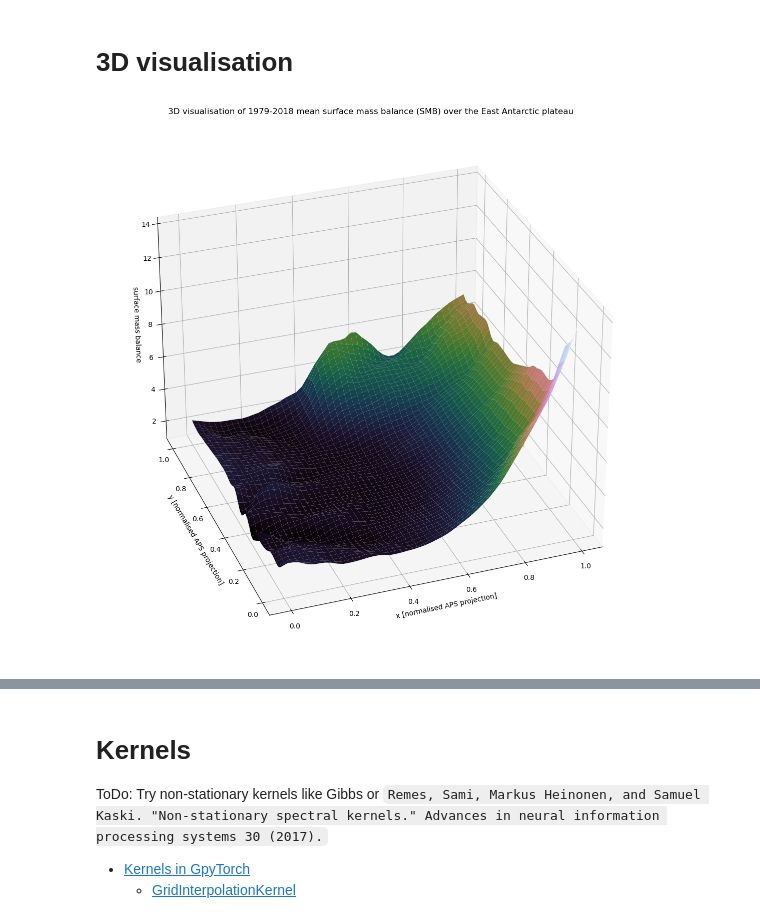
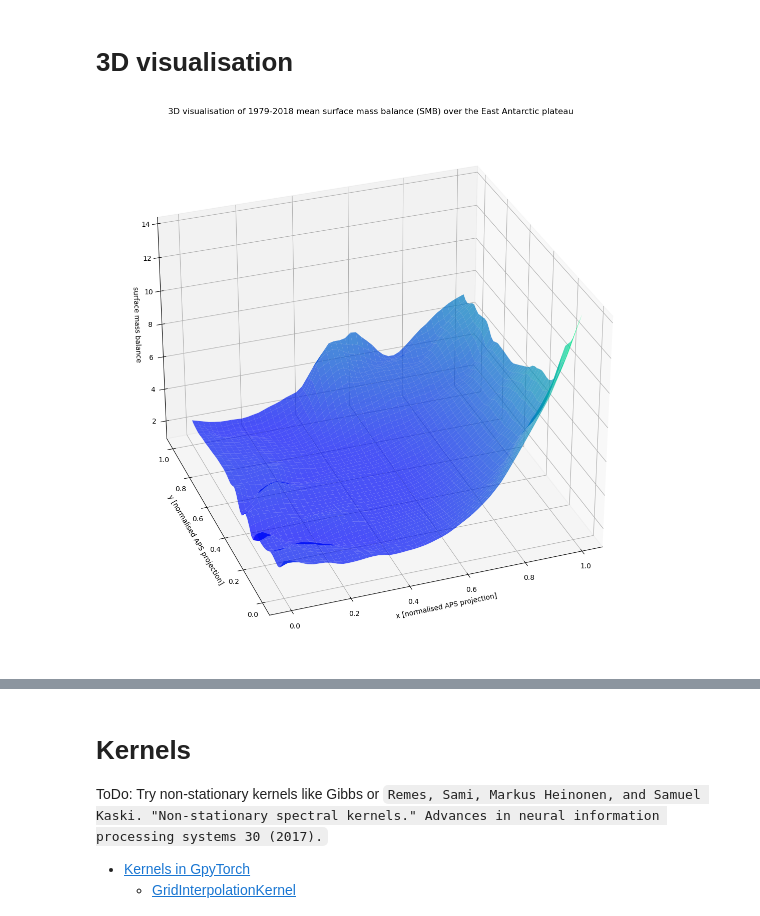
Before and after one commit to kimbente/BayesOpt-Antarctica, a Jupyter notebook: 2DBayesianOptimisation.ipynb, the cells around one changed output, grey strips where cells are left out. Saved outputs shown, nothing was run; the diff lists cells and outputs as text; code cells hidden in the pictures.

```diff
--- a/2DBayesianOptimisation.ipynb
+++ b/2DBayesianOptimisation.ipynb
@@ -162,0 +210,6 @@ Because we are using the BoTorch package for Bayeisan Optimisation, we will use
+# %%
+# change this to your path
+full_path = "/Users/kimbente/Desktop/Bayesian Optimisation/BO-ANT-project/raw-data/RACMO2.3p3/CON_data/smb_monthlyS_ANT27_CONsettings_197901_201812.nc"
+
+# Open nc file as xarray dataset
+ds = xr.open_dataset(full_path)
@@ -162,0 +250,23 @@ Because we are using the BoTorch package for Bayeisan Optimisation, we will use
+# %%
+# CREATE DATAFRAME
+# extract flattend pairs of xy coordinates
+x1x2_pairs = np.array([ds_xr_processed.coords['x1_2d'].values, ds_xr_processed.coords['x2_2d'].values]).reshape(2,-1)
+
+# create pandas DataFrame
+df = pd.DataFrame(data = {'smb': ds_xr_processed.smb.values.reshape(-1),
+                          # first column
+                          'x1': x1x2_pairs[0,:],
+                          # second column
+                          'x2': x1x2_pairs[1,:],
+                                        }
+                                )
+# %%
+# Subset region to square in the East Antarctic Plateau
+# min and max in APS projection
+x1_min = 600000
+x1_max = 1900000
+
+x2_min = -1000000
+x2_max = 300000
+
+df_EAIS = df[df['x1'].between(x1_min, x1_max) & df['x2'].between(x2_min, x2_max)]
@@ -165,13 +322,14 @@ Because we are using the BoTorch package for Bayeisan Optimisation, we will use
 # %%
 # Normalise input coordinates with bounds of selected area
-x1_norm = (df_EAIS.x.values - x_min)/(x_max - x_min)
-x2_norm = (df_EAIS.y.values - y_min)/(y_max - y_min)
+x1_norm = (df_EAIS.x1.values - x1_min)/(x1_max - x1_min)
+x2_norm = (df_EAIS.x2.values - x2_min)/(x2_max - x2_min)
 
 # transpose for shape: torch.Size([2238, 2])
 train_x = torch.tensor(np.array([x1_norm, x2_norm]).T, dtype = torch.double)
+# ToDo: Normalise y
 train_y = torch.tensor(np.array(df_EAIS["smb"]), dtype = torch.double)
 
-# TEST: equally spaced grid
+# for TEST: equally spaced grid
 x1_mesh, x2_mesh = np.meshgrid(np.linspace(0, 1, 51), np.linspace(0, 1, 51))
 test_x = torch.tensor(np.array([x1_mesh.reshape(-1), x2_mesh.reshape(-1)]).T, dtype = torch.double)
 # %% [markdown]
@@ -329,20 +496,21 @@ y_mesh = np.array(df_x1x2_matrix)
 # %%
 # 3D plot of mean smb
 fig = plt.figure(figsize = (14, 14))
 ax = plt.axes(projection = '3d')
 # Need to transpose the y-mesh to match
-ax.plot_surface(x1_mesh, x2_mesh, y_mesh, rstride = 1, cstride = 1, cmap = 'cubehelix')
+ax.plot_surface(x1_mesh, x2_mesh, y_mesh, rstride = 1, cstride = 1, cmap = 'winter', alpha = 0.7)
+# cmap = 'cubehelix'
 
 ax.set_title("3D visualisation of 1979-2018 mean surface mass balance (SMB) over the East Antarctic plateau")
 ax.set_xlabel('x [normalised APS projection]')
 ax.set_ylabel('y [normalised APS projection]')
 ax.set_zlabel('surface mass balance')
 
 ax.view_init(elev = 30, azim = 250)
 
 plt.show()
 # %% [output]
-[figure, old version]
+[figure, new version]
 # %%
 # Export
 y_preds.loc.detach().numpy()
```
Also changed, not shown: parts of 25 cells of this notebook, 1 other file.
